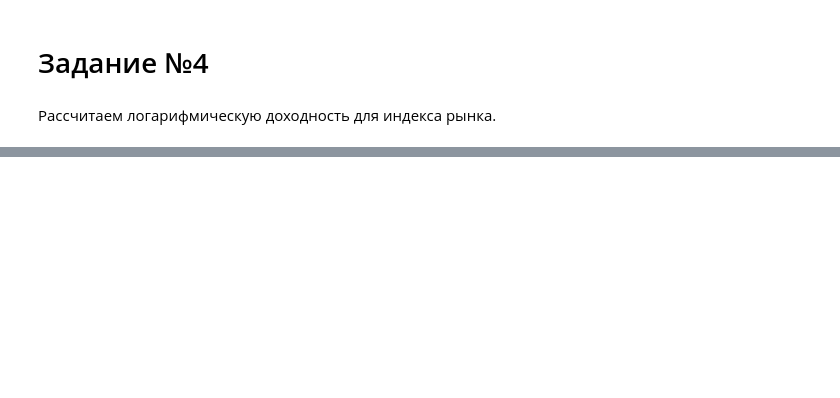
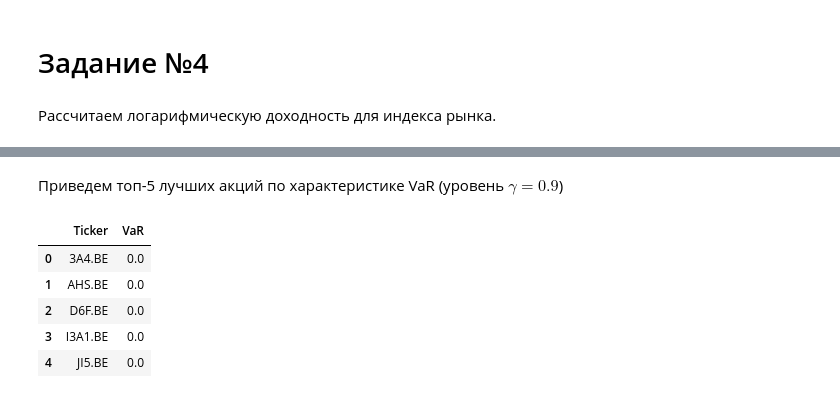
Before and after one commit to antonov1lya/ResearchSeminar2024, a Jupyter notebook: report.ipynb, the cells around one changed output, grey strips where cells are left out. Saved outputs shown, nothing was run; the diff lists cells and outputs as text; code cells hidden in the pictures; blank space fills up the shorter version.

```diff
--- a/report.ipynb
+++ b/report.ipynb
@@ -170,0 +204,11 @@ plt.show()
+# %% [markdown]
+Приведем топ-5 лучших акций по характеристике VaR (уровень $\gamma=0.9$)
+# %%
+calc_VaR(0.9)
+# %% [output]
+|  | Ticker | VaR |
+| 0 | 3A4.BE | 0.0 |
+| 1 | AHS.BE | 0.0 |
+| 2 | D6F.BE | 0.0 |
+| 3 | I3A1.BE | 0.0 |
+| 4 | JI5.BE | 0.0 |
```
Also changed, not shown: parts of 14 cells of this notebook, 2 other files.
